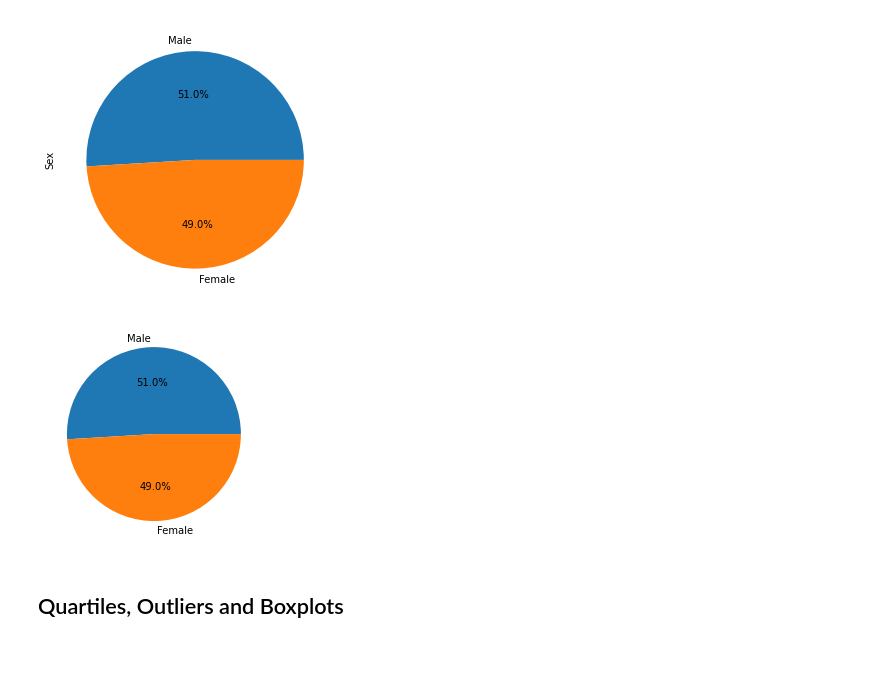
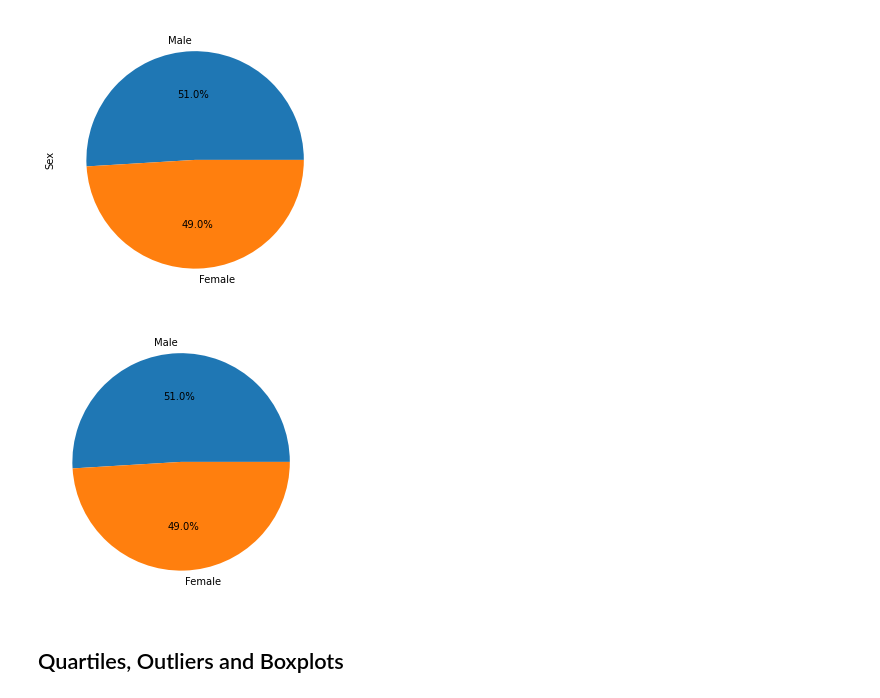
Before and after one commit to rhisehl/Cancer-Research-Report, a Jupyter notebook: pymaceuticals_analysis.ipynb, the cells around one changed output. Saved outputs shown, nothing was run; the diff lists cells and outputs as text; code cells hidden in the pictures; blank space fills up the shorter version.

```diff
--- a/pymaceuticals_analysis.ipynb
+++ b/pymaceuticals_analysis.ipynb
@@ -142,12 +142,14 @@ sex_pd_plot = sex_df.plot.pie(y="Sex",figsize=(5,5),autopct='%1.1f%%',legend=Fal
 [figure]
 # %%
 # Generate a pie plot showing the distribution of female versus male mice using pyplot
+sex_plot = plt.figure(figsize=(5,5))
 sex_plot = plt.pie(sex_df["Sex"],labels = ["Male","Female"],autopct='%1.1f%%')
-plt.ylabel = "Sex"
+
+sex_plot = plt.ylabel = "Sex"
 #cannot get the Y label to show up as in the Pandas version of the code
-plt.show()
+sex_plot = plt.show()
 # %% [output]
-[figure, old version]
+[figure, new version]
 # %% [markdown]
 ## Quartiles, Outliers and Boxplots
 # %%
```
Also changed, not shown: parts of 2 cells of this notebook.
